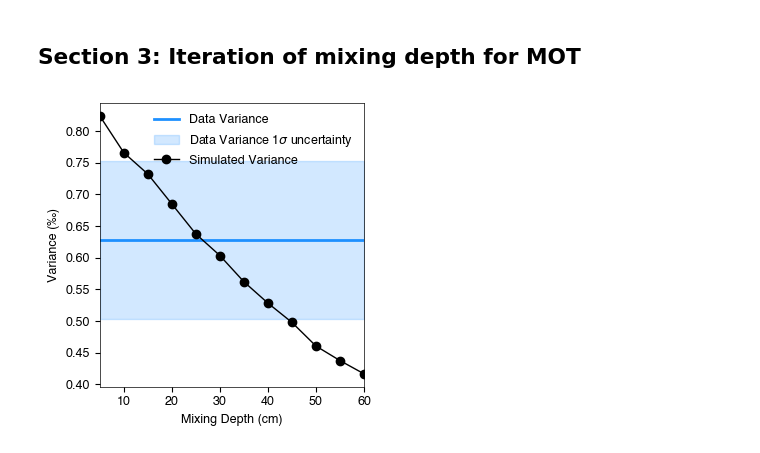
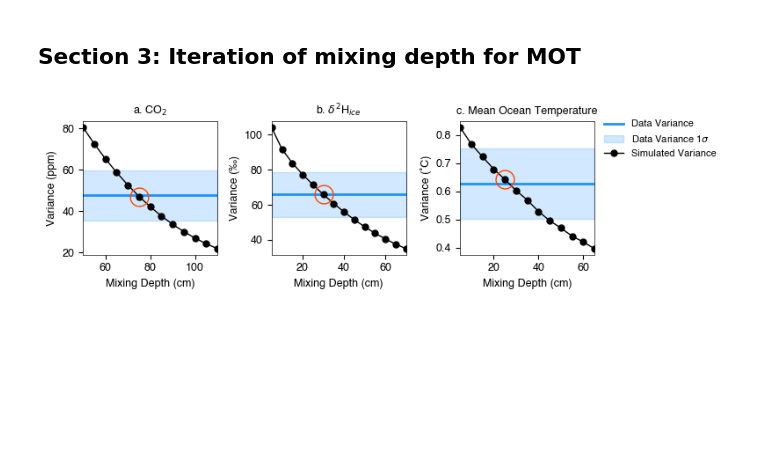
Before and after one commit to jesstierney/blueIce, a Jupyter notebook: iterateMixingDepth.ipynb, the cells around one changed output. Drawn from its saved outputs; the diff is of its cells as text; code cells hidden in the pictures; blank space fills up the shorter version.

```diff
--- a/iterateMixingDepth.ipynb
+++ b/iterateMixingDepth.ipynb
@@ -241,34 +193,57 @@ MOTTot = MOTdats + MOTrndE
 ######## COMPUTE VARIANCES (AND OTHER STATS)
 MOTDats = ice.MOT[MOTpres]
 # data variance
-icevar = np.var(MOTDats,ddof=1)
-icevarerr = np.sqrt((2 * (icevar**2)) / (len(MOTDats) - 1))
+icevarM = np.var(MOTDats,ddof=1)
+icevarerrM = np.sqrt((2 * (icevarM**2)) / (len(MOTDats) - 1))
 
-# simulated variance and other stats
-simvar = np.zeros((len(mixTest)))
-rmse = np.zeros((len(mixTest)))
-corr = np.zeros((len(mixTest)))
-for i in range(len(mixTest)):
-    simvar[i] = np.var(MOTTot[:,:,i], ddof=1)
-    rmse[i] = np.sqrt(np.mean(np.square(MOTDats - np.mean(MOTTot[:,:,i],1))))
-    corrmatrix = np.corrcoef(MOTDats,np.mean(MOTTot[:,:,i],1))
-    corr[i] = corrmatrix[0, 1]
+# simulated variance
+simvarM = np.zeros((len(mixTestM)))
+for i in range(len(mixTestM)):
+    simvarM[i] = np.var(MOTTot[:,:,i], ddof=1)
 # %%
-######### FIGURE
-cM = mixTest*100
+######### FIGURE S1
+ms=5
+#### CO2
+cM = mixTestC*100
 xlims = (np.min(cM),np.max(cM))
-fig = plt.figure(figsize=(3.5,3.5))
-ax = fig.add_subplot(1,1,1)
-ax.plot(cM,np.tile(icevar,len(mixTest)),color="dodgerblue",linewidth=2,label="Data Variance",zorder=2)
-ax.fill_between(cM,np.tile(icevar,len(mixTest))-icevarerr,np.tile(icevar,len(mixTest))+icevarerr,color="dodgerblue",alpha=.2,label="Data Variance 1$\sigma$ uncertainty",zorder=1)
-ax.plot(cM,simvar,marker='o',markersize=6,color="black",linewidth=1,label="Simulated Variance",zorder=3)
-ax.plot(cM[cM==75],simvar[cM==75],marker='o',markerfacecolor="None",markeredgecolor="orangered",markersize=15,zorder=4)
-ax.legend(loc='upper right',frameon=False)#, fontsize=8)
-ax.set_xlim(xlims)
-ax.set_xlabel("Mixing Depth (cm)")
-ax.set_ylabel("Variance (‰)")
+fig, (ax1, ax2, ax3) = plt.subplots(1, 3, figsize=(6.5, 2.4))
+#### CO2
+ax1.plot(cM,np.tile(icevarC,len(mixTestC)),color="dodgerblue",linewidth=2,zorder=2)
+ax1.fill_between(cM,np.tile(icevarC,len(mixTestC))-icevarerrC,np.tile(icevarC,len(mixTestC))+icevarerrC,color="dodgerblue",alpha=.2,zorder=1)
+ax1.plot(cM,simvarC,marker='o',markersize=ms,color="black",linewidth=1,zorder=3)
+ax1.plot(cM[cM==75],simvarC[cM==75],marker='o',markerfacecolor="None",markeredgecolor="orangered",markersize=15,zorder=4)
+ax1.set_xlim(xlims)
+ax1.set_xlabel("Mixing Depth (cm)")
+ax1.set_ylabel("Variance (ppm)")
+ax1.set_title("a. CO$_2$",fontsize=9)
 
+#### dD
+cMd = mixTestD*100
+xlims = (np.min(cMd),np.max(cMd))
+ax2.plot(cMd,np.tile(icevarD,len(mixTestD)),color="dodgerblue",linewidth=2,zorder=2)
+ax2.fill_between(cMd,np.tile(icevarD,len(mixTestD))-icevarerrD,np.tile(icevarD,len(mixTestD))+icevarerrD,color="dodgerblue",alpha=.2,zorder=1)
+ax2.plot(cMd,simvarD,marker='o',markersize=ms,color="black",linewidth=1,zorder=3)
+ax2.plot(cMd[cMd==30],simvarD[cMd==30],marker='o',markerfacecolor="None",markeredgecolor="orangered",markersize=15,zorder=4)
+ax2.set_xlim(xlims)
+ax2.set_xlabel("Mixing Depth (cm)")
+ax2.set_ylabel("Variance (‰)")
+ax2.set_title("b. $\delta^2$H$_{ice}$",fontsize=9)
+
+#### MOT
+cM = mixTestM*100
+xlims = (np.min(cM),np.max(cM))
+
+ax3.plot(cM,np.tile(icevarM,len(mixTestM)),color="dodgerblue",linewidth=2,label="Data Variance",zorder=2)
+ax3.fill_between(cM,np.tile(icevarM,len(mixTestM))-icevarerrM,np.tile(icevarM,len(mixTestM))+icevarerrM,color="dodgerblue",alpha=.2,label="Data Variance 1$\sigma$",zorder=1)
+ax3.plot(cM,simvarM,marker='o',markersize=ms,color="black",linewidth=1,label="Simulated Variance",zorder=3)
+ax3.plot(cM[cM==25],simvarM[cM==25],marker='o',markerfacecolor="None",markeredgecolor="orangered",markersize=15,zorder=4)
+ax3.set_xlim(xlims)
+ax3.set_xlabel("Mixing Depth (cm)")
+ax3.set_ylabel("Variance (˚C)")
+ax3.set_title("c. Mean Ocean Temperature",fontsize=9)
+
+fig.legend(frameon=False, fontsize=8, bbox_to_anchor=(.98, .9), loc='upper left')
 fig.tight_layout()
-fig.savefig("outputFigures/MixingDepthMOT.pdf", bbox_inches="tight")
+fig.savefig("outputFigures/MixingDepthIteration.pdf", bbox_inches="tight")
 # %% [output]
-[figure, old version]
+[figure, new version]
```
Also changed, not shown: parts of 9 cells of this notebook, 8 other files.
